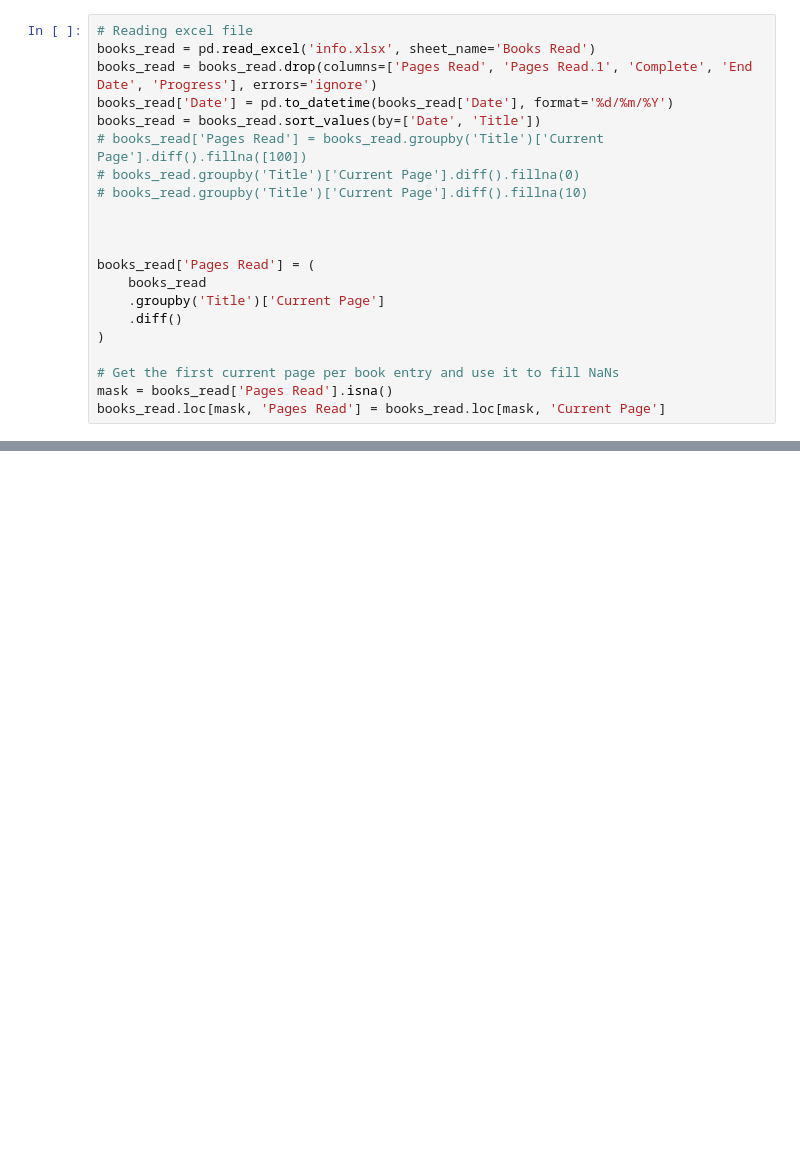
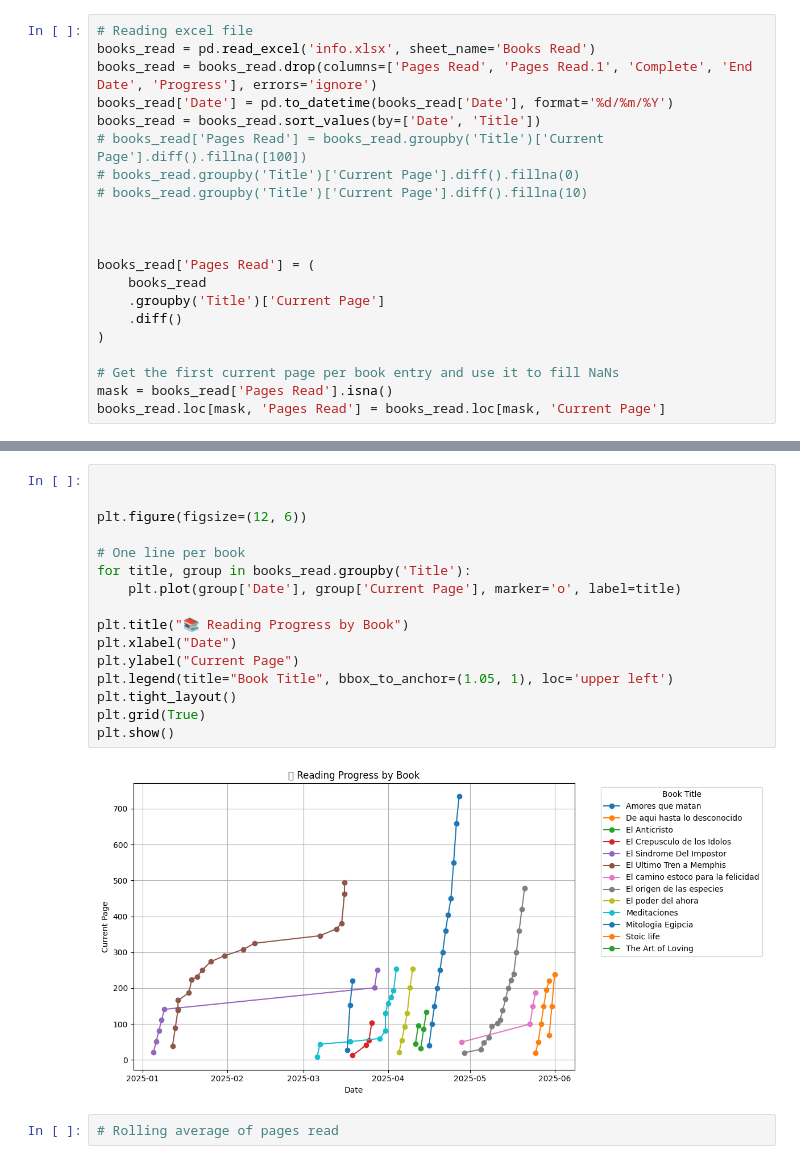
Before and after one commit to Cris2907/lecture-insights, a Jupyter notebook: lecture-insights.ipynb, the cells around one changed output, grey strips where cells are left out. Saved outputs shown, nothing was run; the diff lists cells and outputs as text; blank space fills up the shorter version.

```diff
--- a/lecture-insights.ipynb
+++ b/lecture-insights.ipynb
@@ -30,0 +52,20 @@ books_read.to_csv('books_read.csv', index=False)
+# %%
+
+
+plt.figure(figsize=(12, 6))
+
+# One line per book
+for title, group in books_read.groupby('Title'):
+    plt.plot(group['Date'], group['Current Page'], marker='o', label=title)
+
+plt.title("📚 Reading Progress by Book")
+plt.xlabel("Date")
+plt.ylabel("Current Page")
+plt.legend(title="Book Title", bbox_to_anchor=(1.05, 1), loc='upper left')
+plt.tight_layout()
+plt.grid(True)
+plt.show()
+# %% [output]
+[figure, added]
+# %%
+# Rolling average of pages read
```
Also changed, not shown: parts of 6 cells of this notebook, 3 other files.
